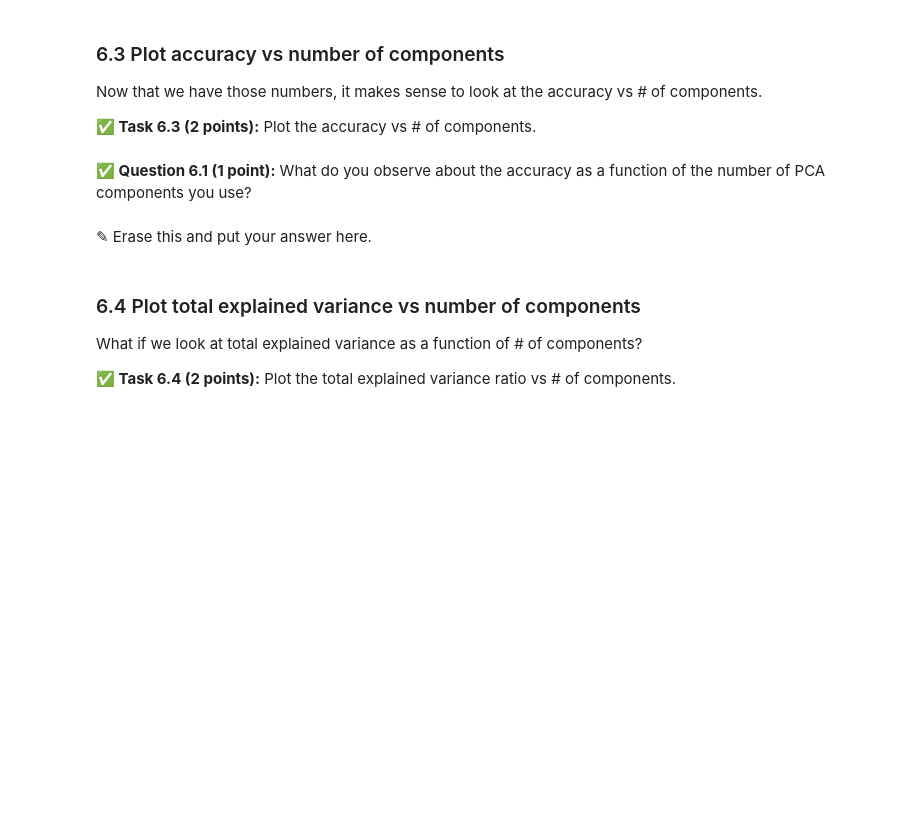
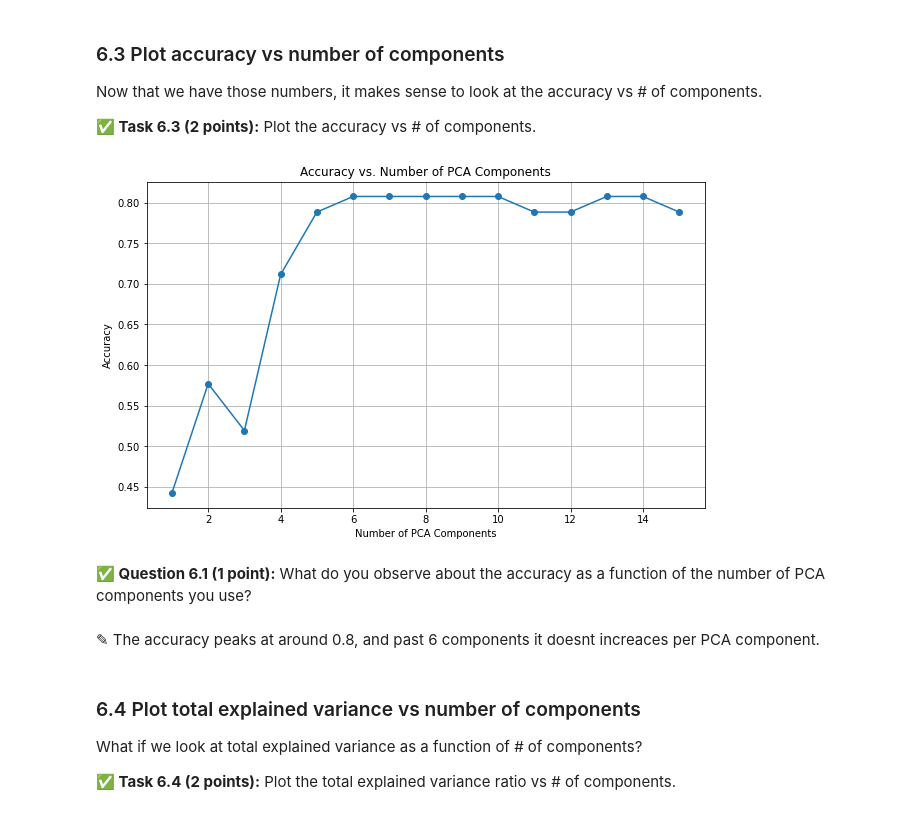
Before and after one commit to JScheble/CMSE202-f23-turnin, a Jupyter notebook: hw-04/HW-04_PerceptronSVMandPCA-STUDENT.ipynb, the cells around one changed output. Drawn from its saved outputs; the diff is of its cells as text; code cells hidden in the pictures; blank space fills up the shorter version.

```diff
--- a/hw-04/HW-04_PerceptronSVMandPCA-STUDENT.ipynb
+++ b/hw-04/HW-04_PerceptronSVMandPCA-STUDENT.ipynb
@@ -590,3 +616,19 @@ Now that you have created a function that returns the accuracy for a given numbe
+# %%
+import matplotlib.pyplot as plt
+
+# Initialize lists to store results
+num_components_list = list(range(1, 16))
+accuracy_list = []
+explained_variance_list = []
+
+# Iterate over the number of components
+for num_components in num_components_list:
+    # Use the function to evaluate the model
+    accuracy, explained_variance = evaluate_pca_svm(num_components, x_train, x_test, y_train, y_test)
+
+    # Store the results
+    accuracy_list.append(accuracy)
+    explained_variance_list.append(explained_variance)
 # %% [markdown]
 ### 6.3 Plot accuracy vs number of components
 
@@ -598,7 +638,17 @@ Now that we have those numbers, it makes sense to look at the accuracy vs # of c
+# %%
+plt.figure(figsize=(10, 6))
+plt.plot(num_components_list, accuracy_list, marker='o')
+plt.xlabel('Number of PCA Components')
+plt.ylabel('Accuracy')
+plt.title('Accuracy vs. Number of PCA Components')
+plt.grid(True)
+plt.show()
+# %% [output]
+[figure, added]
 # %% [markdown]
 **&#9989; Question 6.1 (1 point):** What do you observe about the accuracy as a function of the number of PCA components you use?
-# %% [markdown]
-<font size=+3>&#9998;</font> Erase this and put your answer here.
+# %% [markdown]
+<font size=+3>&#9998;</font> The accuracy peaks at around 0.8, and past 6 components it doesnt increaces per PCA component.
 # %% [markdown]
 ### 6.4 Plot total explained variance vs number of components
 
```
Also changed, not shown: parts of 10 cells of this notebook.
